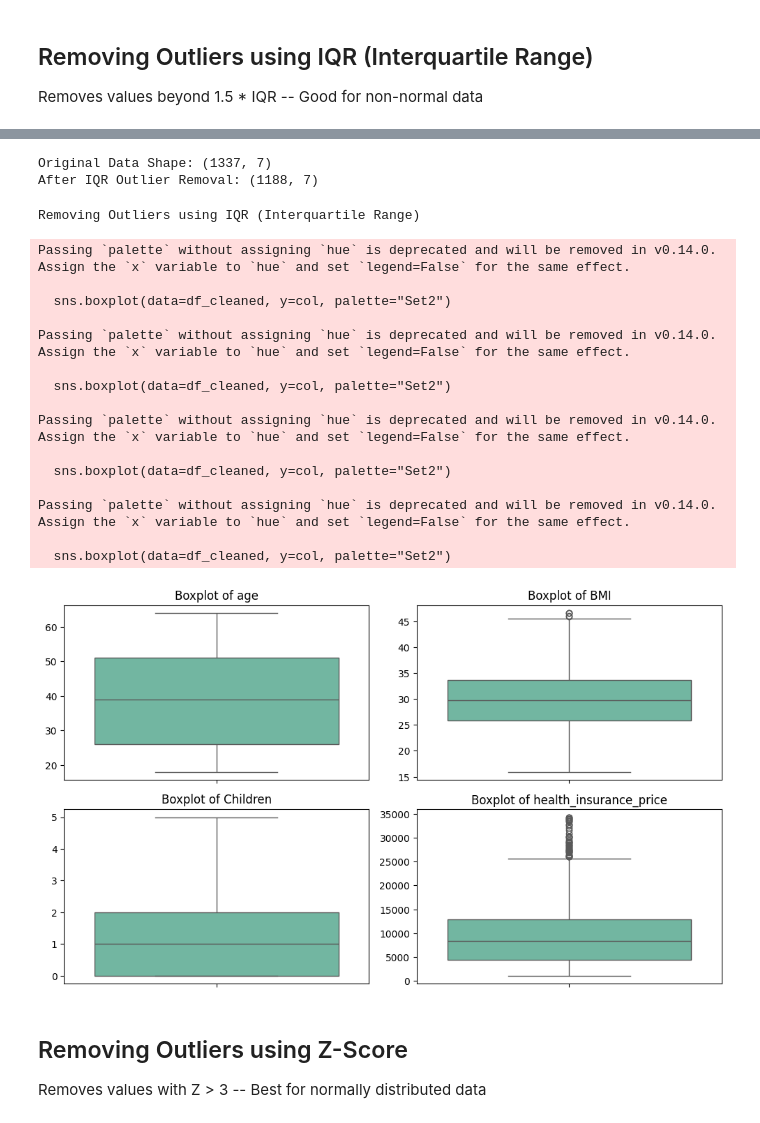
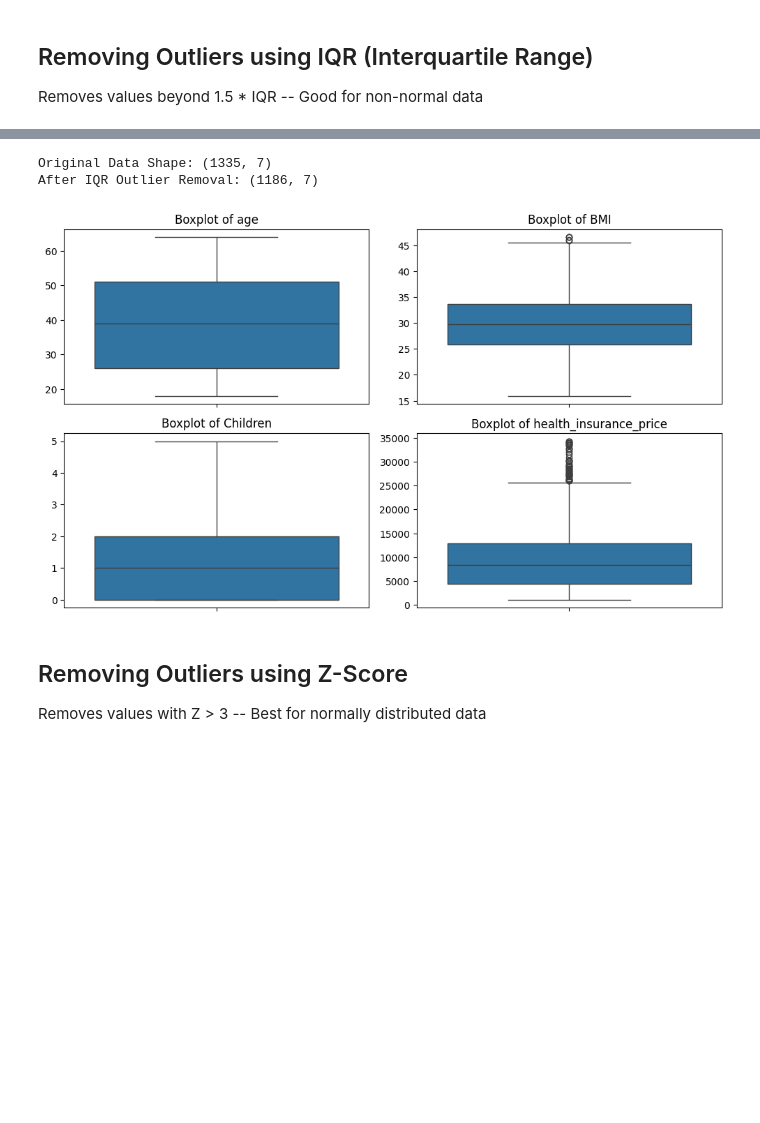
Before and after one commit to paradkarpravin15/Predicting_Health_Insurance_Price, a Jupyter notebook: Predicting_Health_Insurance_Price.ipynb, the cells around one changed output, grey strips where cells are left out. Drawn from its saved outputs; the diff is of its cells as text; code cells hidden in the pictures; blank space fills up the shorter version.

```diff
--- a/Predicting_Health_Insurance_Price.ipynb
+++ b/Predicting_Health_Insurance_Price.ipynb
@@ -314,3 +322,5 @@ df["health_insurance_price"] = df["health_insurance_price"].fillna(df["health_in
+# %%
+df_median = df_median.dropna(subset=['health_insurance_price'])
 # %%
 # Display missing values
 print("Missing values after Median Imputation:")
@@ -426,7 +445,7 @@ numerical_features = ['age','BMI','Children','health_insurance_price']
 plt.figure(figsize=(10,6))
 for i, col in enumerate(numerical_features, 1):
   plt.subplot(2,2,i)
-  sns.boxplot(data=df, y=col, palette="Set2")
+  sns.boxplot(data=df_median, y=col)
   plt.title(f"Boxplot of {col}")
   plt.ylabel("")
 plt.tight_layout()
@@ -497,7 +498,7 @@ dtype: int64
 Removes values beyond 1.5 * IQR -- Good for non-normal data
 # %%
 # Select only numerical columns
-numeric_df = df.select_dtypes(include=["number"])
+numeric_df = df_median.select_dtypes(include=["number"])
 # %%
 # Calculate Q1, Q3, and IQR
 Q1 = numeric_df.quantile(0.25)
@@ -524,43 +525,27 @@ lower_bound, upper_bound
 outliers_mask = (numeric_df < lower_bound) | (numeric_df > upper_bound)
 # %%
 # Filter out outliers
-df_cleaned = df[~outliers_mask.any(axis=1)]
+df_cleaned = df_median[~outliers_mask.any(axis=1)]
 # %%
-print("Original Data Shape:",df.shape)
+print("Original Data Shape:",df_median.shape)
 print("After IQR Outlier Removal:",df_cleaned.shape)
 # %% [output]
-Original Data Shape: (1337, 7)
-After IQR Outlier Removal: (1188, 7)
+Original Data Shape: (1335, 7)
+After IQR Outlier Removal: (1186, 7)
 # %%
 # Boxplot for check removing Outliers using IQR (Interquartile Range)
 numerical_features = ['age','BMI','Children','health_insurance_price']
 
 plt.figure(figsize=(10,6))
 for i, col in enumerate(numerical_features, 1):
   plt.subplot(2,2,i)
-  sns.boxplot(data=df_cleaned, y=col, palette="Set2")
+  sns.boxplot(data=df_cleaned, y=col)
   plt.title(f"Boxplot of {col}")
   plt.ylabel("")
 plt.tight_layout()
 plt.show()
 # %% [output]
-Removing Outliers using IQR (Interquartile Range)
-Passing `palette` without assigning `hue` is deprecated and will be removed in v0.14.0. Assign the `x` variable to `hue` and set `legend=False` for the same effect.
-
-  sns.boxplot(data=df_cleaned, y=col, palette="Set2")
-
-Passing `palette` without assigning `hue` is deprecated and will be removed in v0.14.0. Assign the `x` variable to `hue` and set `legend=False` for the same effect.
-
-  sns.boxplot(data=df_cleaned, y=col, palette="Set2")
-
-Passing `palette` without assigning `hue` is deprecated and will be removed in v0.14.0. Assign the `x` variable to `hue` and set `legend=False` for the same effect.
-
-  sns.boxplot(data=df_cleaned, y=col, palette="Set2")
-
-Passing `palette` without assigning `hue` is deprecated and will be removed in v0.14.0. Assign the `x` variable to `hue` and set `legend=False` for the same effect.
-
-  sns.boxplot(data=df_cleaned, y=col, palette="Set2")
-[figure, old version]
+[figure, new version]
 # %% [markdown]
 ## Removing Outliers using Z-Score
 
```
Also changed, not shown: parts of 96 cells of this notebook.
